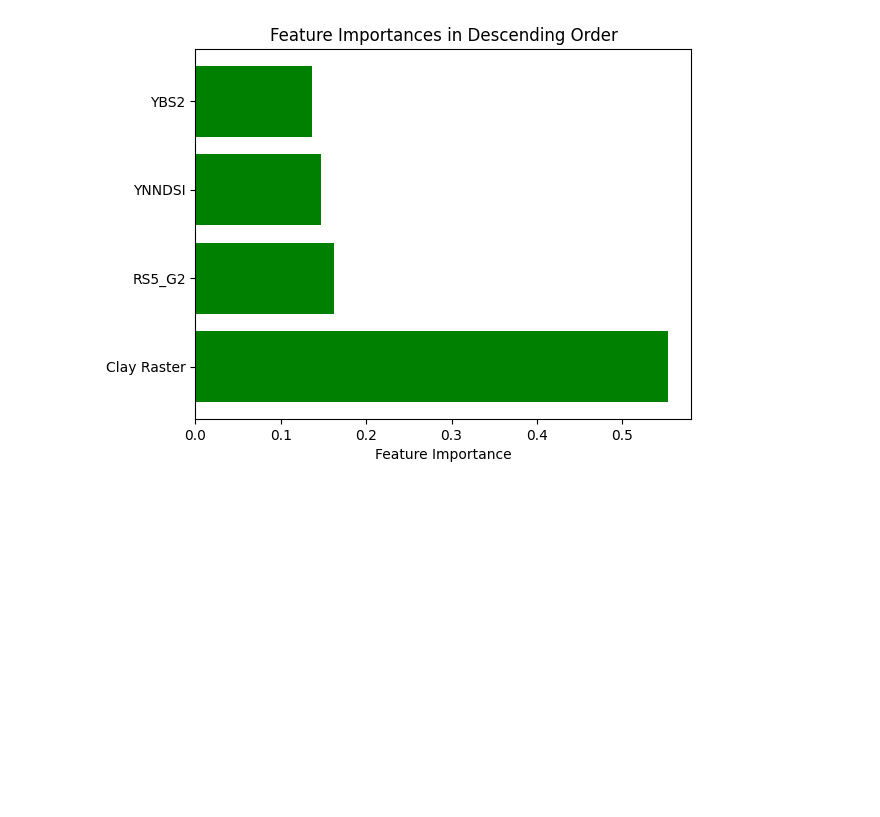
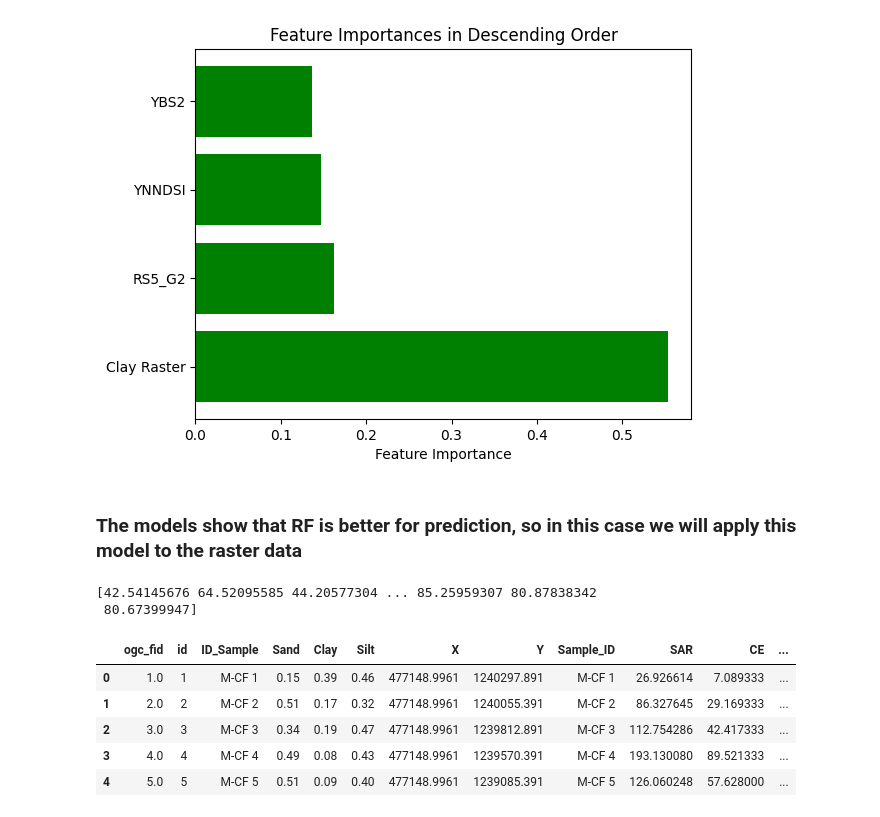
Before and after one commit to Emmanuel461/PML_2023_2024, a Jupyter notebook: Final_work/Codes/Modeling.ipynb, the cells around one changed output. Drawn from its saved outputs; the diff is of its cells as text; code cells hidden in the pictures; blank space fills up the shorter version.

```diff
--- a/Final_work/Codes/Modeling.ipynb
+++ b/Final_work/Codes/Modeling.ipynb
@@ -412,3 +412,83 @@ plt.title("Feature Importances in Descending Order")
 plt.show()
 # %% [output]
 [figure]
+# %% [markdown]
+### The models show that RF is better for prediction, so in this case we will apply this model to the raster data
+# %%
+import rasterio
+import numpy as np
+import os.path as op
+import joblib
+
+
+# Imagen de entrada
+new_image = '../DataIntermediate/PS_Index_filtered.tif'
+
+# Especificar la imagen de salida
+output_image = op.join('../Results/', "SAR_Modeled.tif")
+
+with rasterio.open(new_image, 'r') as src:
+    profile = src.profile
+    profile.update(
+        dtype=rasterio.float32,
+        count=1,
+    )
+    with rasterio.open(output_image, 'w', **profile) as dst:
+        # Leer toda la imagen
+        data = src.read()
+
+        # Preparar la imagen para la predicción
+        img_swp = np.moveaxis(data, 0, 2)
+        img_flat = img_swp.reshape(-1, img_swp.shape[-1])
+
+        # Eliminar valores no válidos, almacenar los índices para su uso posterior
+        m = np.ma.masked_invalid(img_flat)
+        valid_pixels = img_flat[~m.mask.any(axis=1)]
+        rf_model_path = '../Results/random_forest_model.joblib'
+        scaler_path = '../Results/scaler.joblib'  # Ruta del scaler
+
+        rf_model_raster = joblib.load(rf_model_path)
+        scaler = joblib.load(scaler_path)  # Cargar el scaler si fue utilizado durante el entrenamiento
+
+        # Omitir entradas vacías
+        if len(valid_pixels):
+            # Escalar los datos de píxeles válidos si el scaler se usó durante el entrenamiento
+            valid_pixels_scaled = scaler.transform(valid_pixels)
+
+            # Predecir
+            img_preds = rf_model_raster.predict(valid_pixels_scaled)
+            print(img_preds)
+
+            # Añadir la predicción de vuelta a los píxeles válidos
+            output = np.zeros(img_flat.shape[0], dtype=np.float32)
+            output[~m.mask.any(axis=1)] = img_preds.flatten()
+
+            # Redimensionar a las dimensiones originales de la imagen
+            output = output.reshape(*img_swp.shape[:-1])
+
+            # Crear la máscara final
+            mask = (~m.mask.any(axis=1)).reshape(*img_swp.shape[:-1])
+
+            # Escribir en los archivos finales
+            dst.write(output.astype(rasterio.float32), 1)
+            dst.write_mask(mask)
+# %% [output]
+[42.54145676 64.52095585 44.20577304 ... 85.25959307 80.87838342
+ 80.67399947]
+# %%
+import geopandas as gpd
+
+# Ruta del archivo GeoJSON
+geojson_file = '../DataIn/Salinity_data.geojson'
+
+# Cargar el archivo GeoJSON con geopandas
+points = gpd.read_file(geojson_file)
+
+points.head()
+# %% [output]
+|  | ogc_fid | id | ID_Sample | Sand | Clay | Silt | X | Y | Sample_ID | SAR | CE | ... |
+| 0 | 1.0 | 1 | M-CF 1 | 0.15 | 0.39 | 0.46 | 477148.9961 | 1240297.891 | M-CF 1 | 26.926614 | 7.089333 | ... |
+| 1 | 2.0 | 2 | M-CF 2 | 0.51 | 0.17 | 0.32 | 477148.9961 | 1240055.391 | M-CF 2 | 86.327645 | 29.169333 | ... |
+| 2 | 3.0 | 3 | M-CF 3 | 0.34 | 0.19 | 0.47 | 477148.9961 | 1239812.891 | M-CF 3 | 112.754286 | 42.417333 | ... |
+| 3 | 4.0 | 4 | M-CF 4 | 0.49 | 0.08 | 0.43 | 477148.9961 | 1239570.391 | M-CF 4 | 193.130080 | 89.521333 | ... |
+| 4 | 5.0 | 5 | M-CF 5 | 0.51 | 0.09 | 0.40 | 477148.9961 | 1239085.391 | M-CF 5 | 126.060248 | 57.628000 | ... |
```
Also changed, not shown: parts of 9 cells of this notebook, 6 other files.
